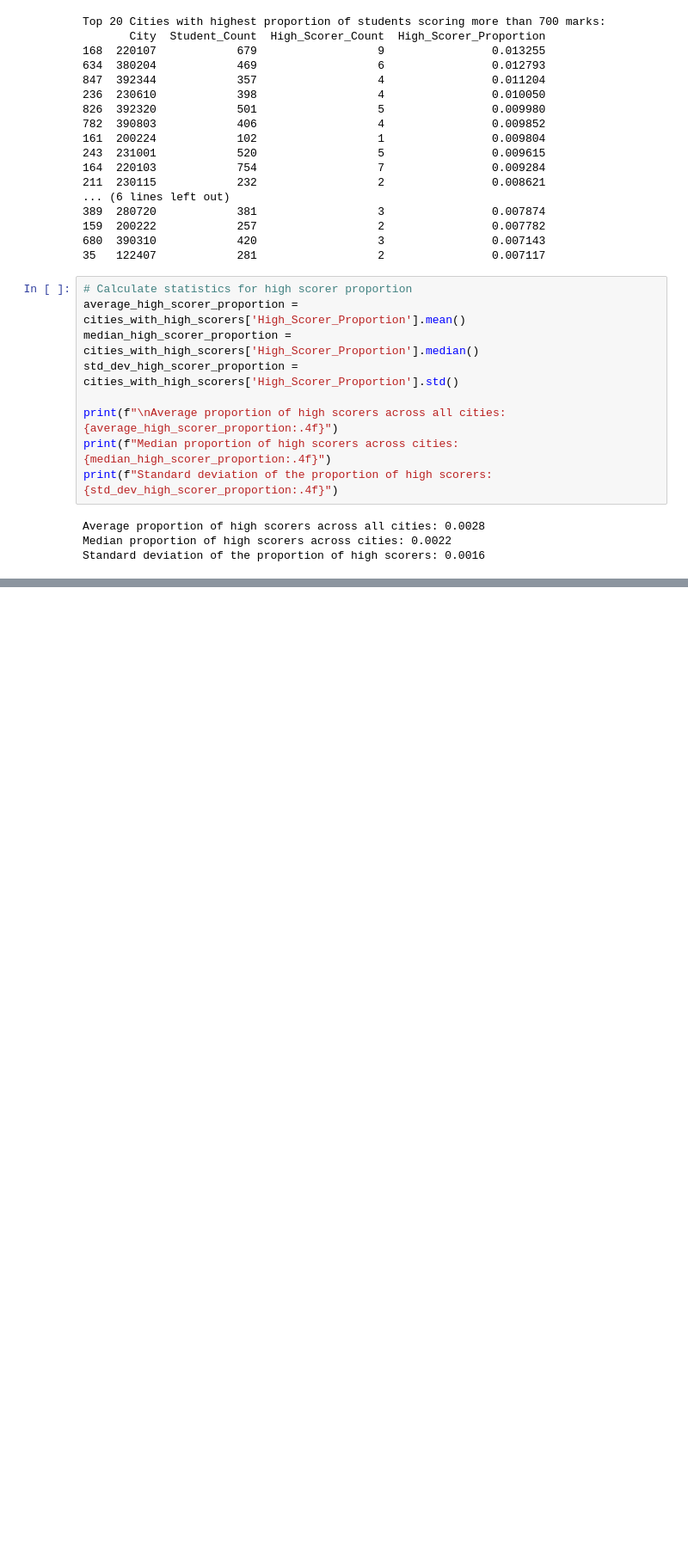
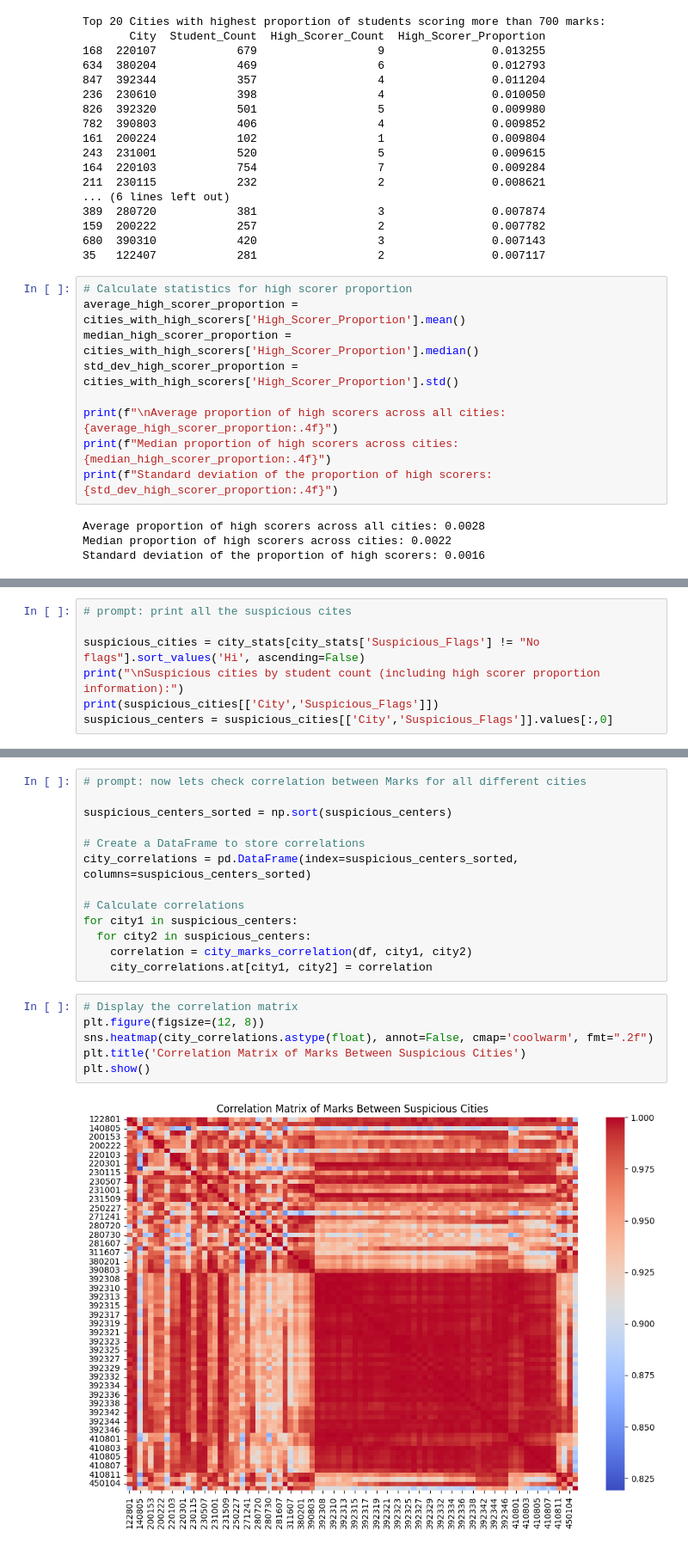
Before and after one commit to jishnurajendran/NEET-2024-analysis, a Jupyter notebook: NEET_analysis.ipynb, the cells around one changed output, grey strips where cells are left out. Shown at 86% size. Saved outputs shown, nothing was run; the diff lists cells and outputs as text; blank space fills up the shorter version.

```diff
--- a/NEET_analysis.ipynb
+++ b/NEET_analysis.ipynb
@@ -327,0 +433,7 @@ plt.show()
+# %%
+# prompt: print all the suspicious cites
+
+suspicious_cities = city_stats[city_stats['Suspicious_Flags'] != "No flags"].sort_values('Hi', ascending=False)
+print("\nSuspicious cities by student count (including high scorer proportion information):")
+print(suspicious_cities[['City','Suspicious_Flags']])
+suspicious_centers = suspicious_cities[['City','Suspicious_Flags']].values[:,0]
@@ -327,0 +515,21 @@ plt.show()
+# %%
+# prompt: now lets check correlation between Marks for all different cities
+
+suspicious_centers_sorted = np.sort(suspicious_centers)
+
+# Create a DataFrame to store correlations
+city_correlations = pd.DataFrame(index=suspicious_centers_sorted, columns=suspicious_centers_sorted)
+
+# Calculate correlations
+for city1 in suspicious_centers:
+  for city2 in suspicious_centers:
+    correlation = city_marks_correlation(df, city1, city2)
+    city_correlations.at[city1, city2] = correlation
+# %%
+# Display the correlation matrix
+plt.figure(figsize=(12, 8))
+sns.heatmap(city_correlations.astype(float), annot=False, cmap='coolwarm', fmt=".2f")
+plt.title('Correlation Matrix of Marks Between Suspicious Cities')
+plt.show()
+# %% [output]
+[figure, added]
```
Also changed, not shown: parts of 17 cells of this notebook.
